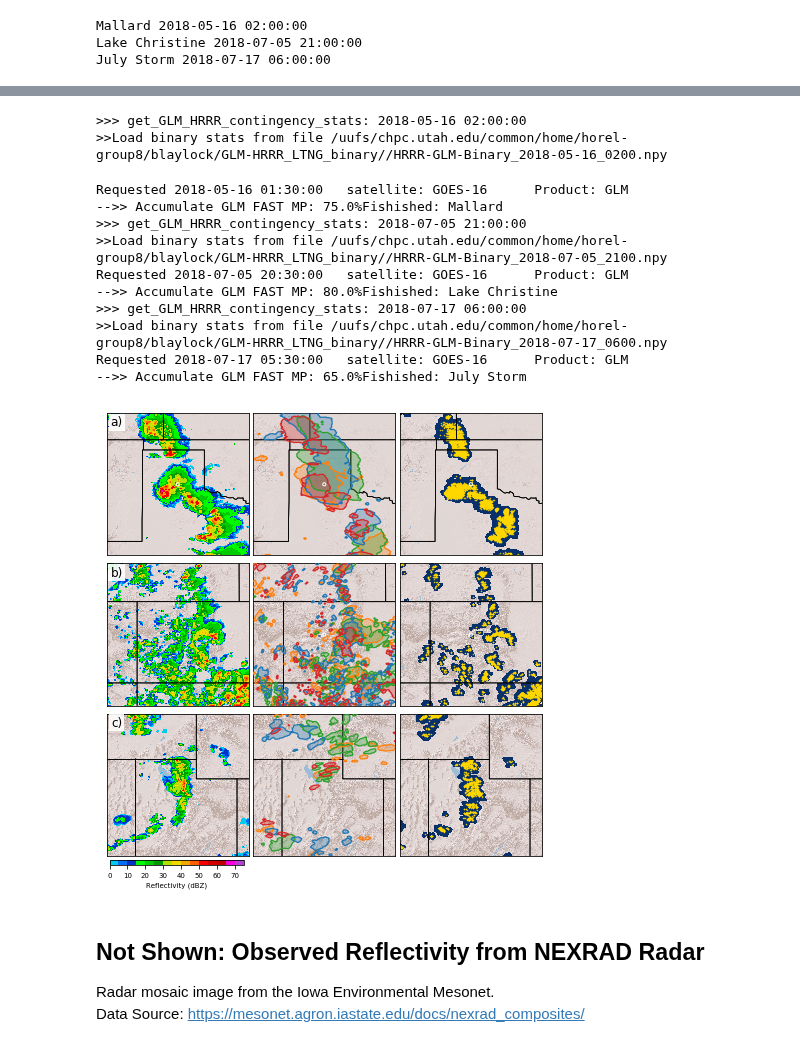
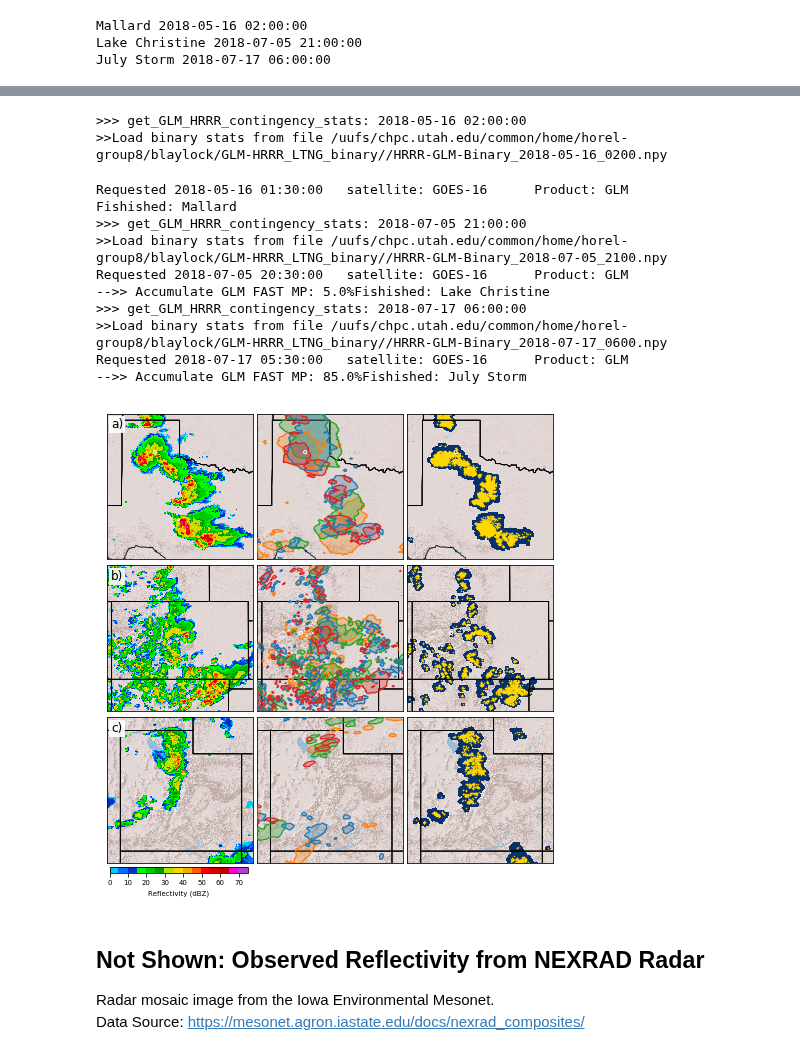
Before and after one commit to blaylockbk/pyBKB_v3, a Jupyter notebook: publications/GLM_HRRR/Fig-04_Cases-Map.ipynb, the cells around one changed output, grey strips where cells are left out. Saved outputs shown, nothing was run; the diff lists cells and outputs as text; code cells hidden in the pictures.

```diff
--- a/publications/GLM_HRRR/Fig-04_Cases-Map.ipynb
+++ b/publications/GLM_HRRR/Fig-04_Cases-Map.ipynb
@@ -81,6 +95,7 @@ def plot_refc(ax, DATE, var='REFC:entire'):
     pr = m.contourf(lon, lat, Hrefc['value'].data, latlon=True, levels=range(0,80,5),
                     cmap=c['cmap'], vmax=c['vmax'], vmin=c['vmin'])
     m.drawstates(linewidth=lw)
+    m.drawcountries(linewidth=lw)
     #m.drawcounties()
     m.arcgisimage(service='World_Shaded_Relief', xpixels=xpixels)
     if event in ['Mallard', 'Lake Christine']:
@@ -96,6 +111,7 @@ def plot_ltng(ax, DATE, binary):
         m.contourf(lon, lat, np.array(binary['Forecast Binary'][fxx-1], dtype=int),
                    levels=np.arange(.8,1.2,.2), colors=[color], alpha=alpha, zorder=np.abs(fxx-17)+50)
     m.drawstates(linewidth=lw)
+    m.drawcountries(linewidth=lw)
     #m.drawcounties()
     m.arcgisimage(service='World_Shaded_Relief', xpixels=xpixels)
     if event in ['Mallard', 'Lake Christine']:
@@ -108,6 +124,7 @@ def plot_glm(ax, DATE, binary):
     m.pcolormesh(lon, lat, GLM_binary, cmap='Blues_r', latlon=True)
     m.scatter(GLM_flash['longitude'], GLM_flash['latitude'], c='gold', marker='.', s=1)
     m.drawstates(linewidth=lw)
+    m.drawcountries(linewidth=lw)
     #m.drawcounties()
     m.arcgisimage(service='World_Shaded_Relief', xpixels=xpixels)
     if FIRE['name'] in ['Mallard', 'Lake Christine']:
@@ -130,3 +147,18 @@ for event in events:
 Mallard 2018-05-16 02:00:00
 Lake Christine 2018-07-05 21:00:00
 July Storm 2018-07-17 06:00:00
+# %%
+# Map objects for each state: [(map center in lat/lon), (map size in degrees)]
+Utah = [(39.5, -111.6), (3., 3.)]
+Colorado = [(39.1, -105.55), (3.75, 3.75)]
+Texas = [(33., -100.), (3.85, 3.85)]
+
+mUtah = draw_centermap(center=Utah[0], size=Utah[1])
+mColorado = draw_centermap(center=Colorado[0], size=Colorado[1])
+mTexas = draw_centermap(center=Texas[0], size=Texas[1])
+
+fig, axes = plt.subplots(1,3, figsize=(9,3))
+
+for m, ax in zip([mTexas, mColorado, mUtah], axes):
+    plt.sca(ax)
+    m.drawstates()
@@ -133,51 +167,57 @@ July Storm 2018-07-17 06:00:00
 # %%
-fig, axes = plt.subplots(3,3)
-for ax, event, label in zip(axes, events, ['a)', 'b)', 'c)']):
+fig, axes = plt.subplots(3,3, figsize=[8, 8.7])
+for ax, event, label, m in zip(axes, events, ['a)', 'b)', 'c)'], [mTexas, mColorado, mUtah]):
     FIRE = get_fire(event)
     DATE = FIRE['event']
     LON = FIRE['longitude']
     LAT = FIRE['latitude']
-    m = draw_centermap((LAT,LON), size=(3.5, 3.5))
+
+    for a in ax:
+        plt.sca(a)
+        m.drawstates()
+
     binary = get_GLM_HRRR_contingency_stats(DATE)
 
     # Left Figure: HRRR F00 Simulated Reflectivity
     pr = plot_refc(ax[0], DATE)
 
     # Center Figure: Select HRRR LTNG Forecasts
     plot_ltng(ax[1], DATE, binary)
 
     # Right Figure: GLM Events and Flashes
     plot_glm(ax[2], DATE, binary)
 
     print("Fishished:", event)
 
     # figure labels
     bbox = {'facecolor':'white',
             'alpha':0.90,
             'pad':2,
             'edgecolor':'none'}
-    ax[0].set_title(label, position=(.07,.87), bbox=bbox, fontsize=12)
+    ax[0].set_title(label, position=(.07,.86), bbox=bbox, fontsize=12)
 
-# Colorbar
+# Colorbar (lost of custome tweeking for different figure sizes, ugh!)
 fig.subplots_adjust(bottom=0.01)
-cbar_ax = fig.add_axes([0.13, 0, 0.24, 0.01]) # [left-right, up-down, width, height]
+cbar_ax = fig.add_axes([0.13, 0.07, 0.24, 0.01]) # [left-right, up-down, width, height]
 fig.colorbar(pr, cax=cbar_ax, orientation='horizontal', label='Reflectivity (dBZ)')
 
+fig.subplots_adjust(hspace=-.37, wspace=0.03)
+
 plt.savefig('./figs/Fig-04_Cases-Map')
 # %% [output]
 >>> get_GLM_HRRR_contingency_stats: 2018-05-16 02:00:00
 >>Load binary stats from file /uufs/chpc.utah.edu/common/home/horel-group8/blaylock/GLM-HRRR_LTNG_binary//HRRR-GLM-Binary_2018-05-16_0200.npy
 Requested 2018-05-16 01:30:00   satellite: GOES-16      Product: GLM
--->> Accumulate GLM FAST MP: 75.0%Fishished: Mallard
+Fishished: Mallard
 >>> get_GLM_HRRR_contingency_stats: 2018-07-05 21:00:00
 >>Load binary stats from file /uufs/chpc.utah.edu/common/home/horel-group8/blaylock/GLM-HRRR_LTNG_binary//HRRR-GLM-Binary_2018-07-05_2100.npy
 Requested 2018-07-05 20:30:00   satellite: GOES-16      Product: GLM
--->> Accumulate GLM FAST MP: 80.0%Fishished: Lake Christine
+-->> Accumulate GLM FAST MP: 5.0%Fishished: Lake Christine
 >>> get_GLM_HRRR_contingency_stats: 2018-07-17 06:00:00
 >>Load binary stats from file /uufs/chpc.utah.edu/common/home/horel-group8/blaylock/GLM-HRRR_LTNG_binary//HRRR-GLM-Binary_2018-07-17_0600.npy
 Requested 2018-07-17 05:30:00   satellite: GOES-16      Product: GLM
--->> Accumulate GLM FAST MP: 65.0%Fishished: July Storm
+-->> Accumulate GLM FAST MP: 85.0%Fishished: July Storm
-[figure, old version]
+[figure, new version]
 # %% [markdown]
 ## Not Shown: Observed Reflectivity from NEXRAD Radar
 Radar mosaic image from the Iowa Environmental Mesonet.
```
Also changed, not shown: parts of 4 cells of this notebook, 7 other files.
